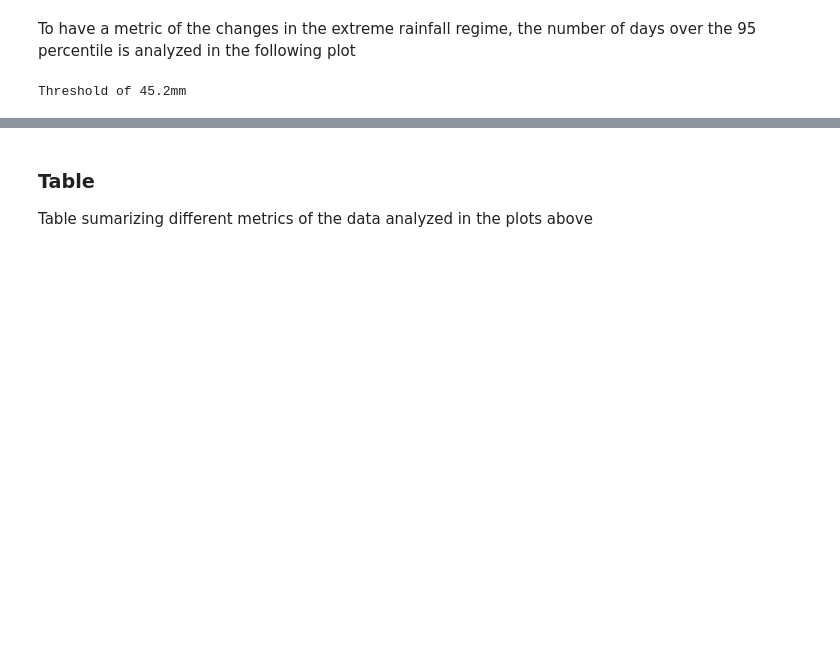
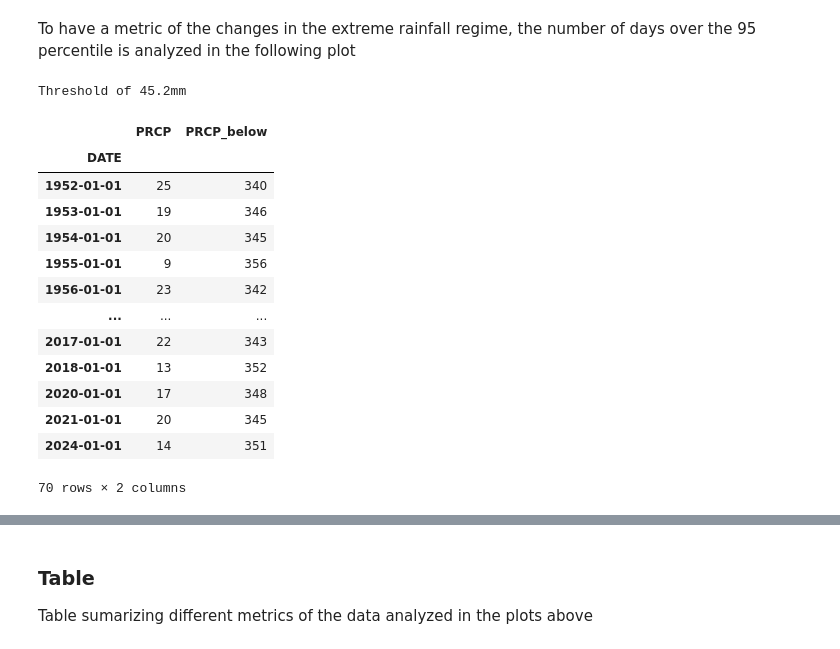
Before and after one commit to lauracagigal/CC_indicators, a Jupyter notebook: _build/jupyter_execute/notebooks_historical/atmosphere/3_rainfall/c_Heavy_rainfall.ipynb, the cells around one changed output, grey strips where cells are left out. Cells and saved outputs as stored; diff of their text form; code cells hidden in the pictures; blank space fills up the shorter version.

```diff
--- a/_build/jupyter_execute/notebooks_historical/atmosphere/3_rainfall/c_Heavy_rainfall.ipynb
+++ b/_build/jupyter_execute/notebooks_historical/atmosphere/3_rainfall/c_Heavy_rainfall.ipynb
@@ -160,6 +159,23 @@ data_over_th.index = pd.to_datetime(data_over_th.index, format = '%Y')
 data_over_th['PRCP_below'] = 365 - data_over_th['PRCP'].values
 # %%
 dict_plot = [{'data' : data_over_th, 'var' : 'PRCP', 'ax' : 1, 'label':f'Number of days over threshold: {threshold}mm'},]
+# %%
+data_over_th
+# %% [output]
+|  | PRCP | PRCP_below |
+| DATE |  |  |
+| 1952-01-01 | 25 | 340 |
+| 1953-01-01 | 19 | 346 |
+| 1954-01-01 | 20 | 345 |
+| 1955-01-01 | 9 | 356 |
+| 1956-01-01 | 23 | 342 |
+| ... | ... | ... |
+| 2017-01-01 | 22 | 343 |
+| 2018-01-01 | 13 | 352 |
+| 2020-01-01 | 17 | 348 |
+| 2021-01-01 | 20 | 345 |
+| 2024-01-01 | 14 | 351 |
+70 rows × 2 columns
 # %%
 fig, ax, trend_95 = plot_bar_probs(x = data_over_th.index.year, y = data_over_th['PRCP'].values, trendline = True,
                figsize = (15, 5), return_trend = True, y_label = f'Number of days over {prcentile} percentile')
```
Also changed, not shown: parts of 3 cells of this notebook, 47 other files.
